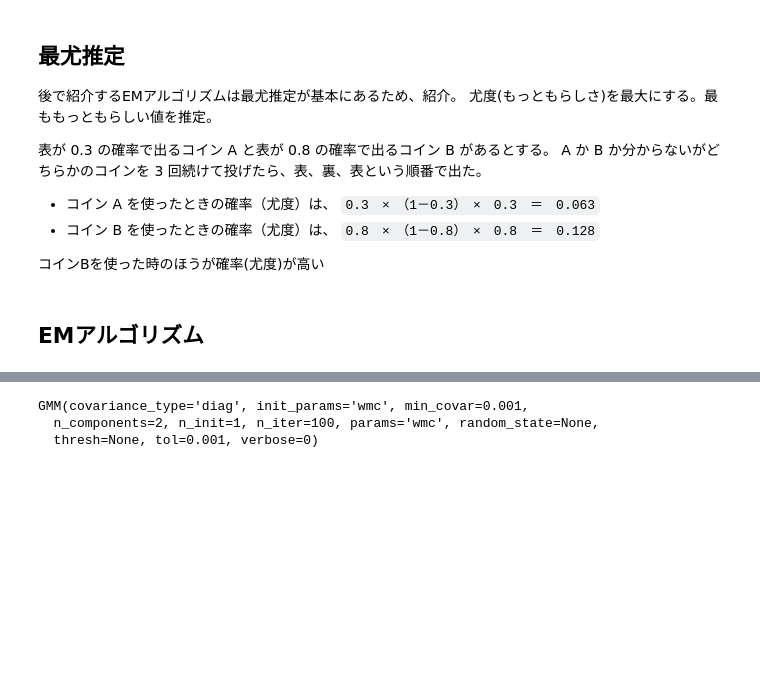
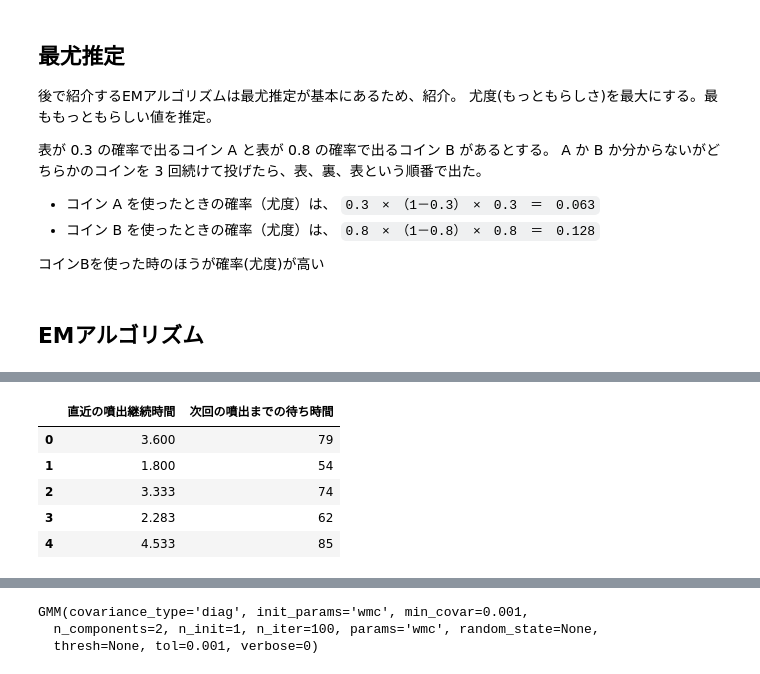
Before and after one commit to c-bata/datascience-notebook, a Jupyter notebook: notebooks/parameter-estimation.ipynb, the cells around one changed output, grey strips where cells are left out. Drawn from its saved outputs; the diff is of its cells as text; code cells hidden in the pictures; blank space fills up the shorter version.

```diff
--- a/notebooks/parameter-estimation.ipynb
+++ b/notebooks/parameter-estimation.ipynb
@@ -36,0 +54,9 @@ from sklearn import mixture
+# %%
+df[:5]
+# %% [output]
+|  | 直近の噴出継続時間 | 次回の噴出までの待ち時間 |
+| 0 | 3.600 | 79 |
+| 1 | 1.800 | 54 |
+| 2 | 3.333 | 74 |
+| 3 | 2.283 | 62 |
+| 4 | 4.533 | 85 |
```
Also changed, not shown: parts of 21 cells of this notebook, 1 other file.
